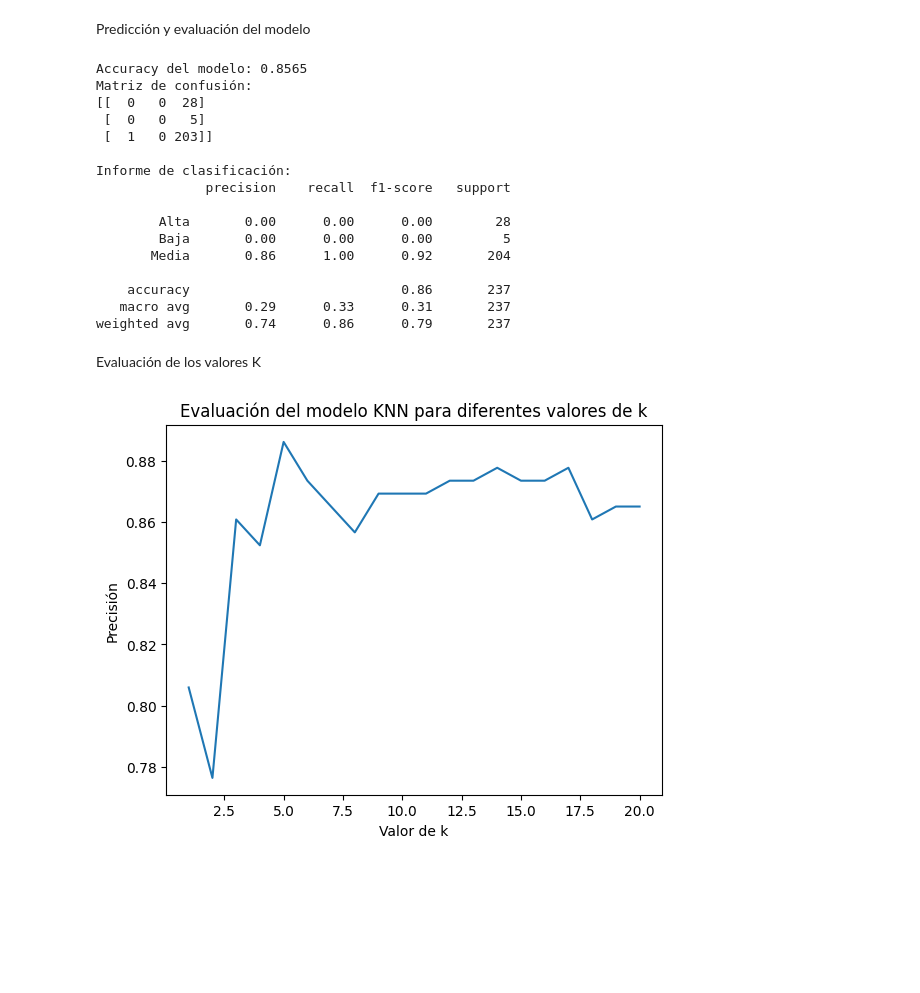
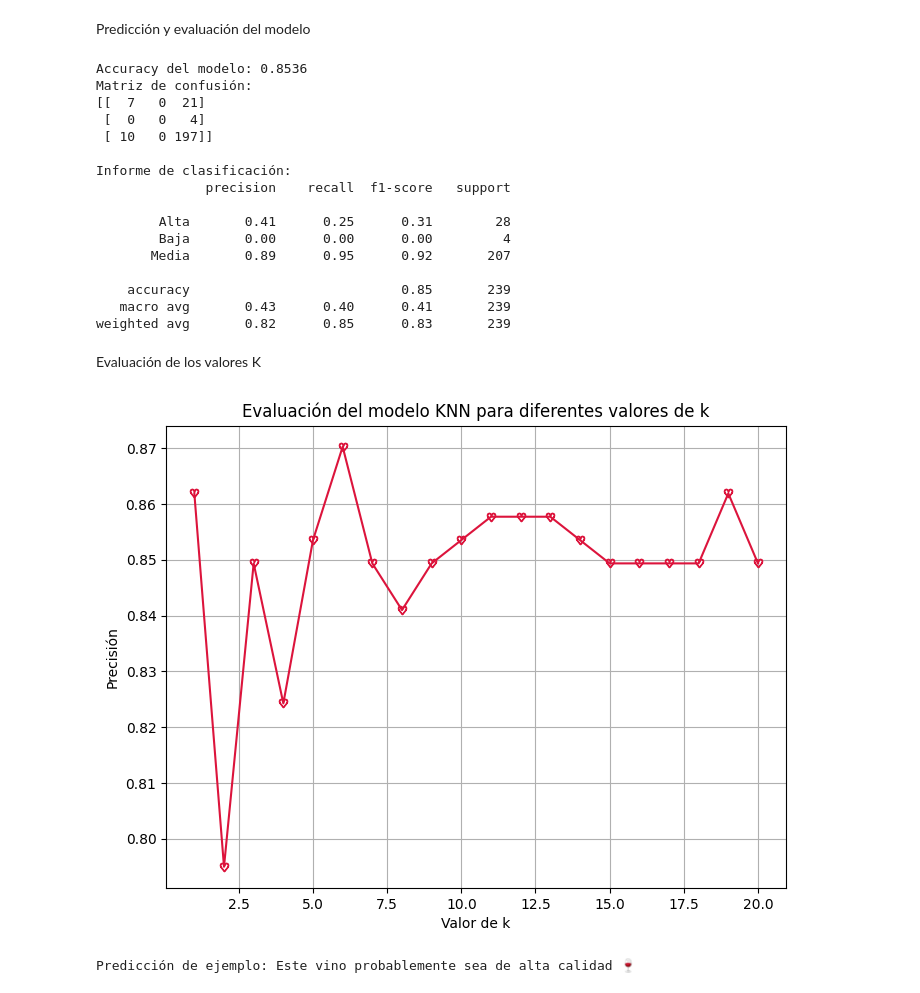
Before and after one commit to 4GeeksAcademy/MariaMiura1_k-nearest-neighbors, a Jupyter notebook: src/explore.ipynb, the cells around one changed output. Cells and saved outputs as stored; diff of their text form; code cells hidden in the pictures; blank space fills up the shorter version.

```diff
--- a/src/explore.ipynb
+++ b/src/explore.ipynb
@@ -209,6 +209,9 @@ Transformación logarítmica de variables.
 df['residual_sugar'] = np.log1p(df['residual sugar'])
 df['chlorides'] = np.log1p(df['chlorides'])
 df['density'] = np.log1p(df['density'])
+df.drop(columns=['residual sugar'], inplace=True, errors='ignore')
+
+X = df.drop('quality', axis=1)
 # %% [markdown]
 Detección y eliminación de outliers por el rango intercuartílico
 # %%
@@ -261,37 +264,41 @@ print(confusion_matrix(y_test, y_pred))
 print("\nInforme de clasificación:")
 print(classification_report(y_test, y_pred))
 # %% [output]
-Accuracy del modelo: 0.8565
+Accuracy del modelo: 0.8536
 Matriz de confusión:
-[[  0   0  28]
- [  0   0   5]
- [  1   0 203]]
+[[  7   0  21]
+ [  0   0   4]
+ [ 10   0 197]]
 
 Informe de clasificación:
               precision    recall  f1-score   support
 
-        Alta       0.00      0.00      0.00        28
-        Baja       0.00      0.00      0.00         5
-       Media       0.86      1.00      0.92       204
+        Alta       0.41      0.25      0.31        28
+        Baja       0.00      0.00      0.00         4
+       Media       0.89      0.95      0.92       207
 
-    accuracy                           0.86       237
-   macro avg       0.29      0.33      0.31       237
-weighted avg       0.74      0.86      0.79       237
+    accuracy                           0.85       239
+   macro avg       0.43      0.40      0.41       239
+weighted avg       0.82      0.85      0.83       239
 # %% [markdown]
 Evaluación de los valores K
 # %%
 k_values = range(1, 21)
 accuracies = []
+
 for k in k_values:
     knn = KNeighborsClassifier(n_neighbors=k)
     knn.fit(X_train, y_train)
     y_pred = knn.predict(X_test)
-    accuracies.append(accuracy_score(y_test, y_pred))
+    acc = accuracy_score(y_test, y_pred)
+    accuracies.append(acc)
 
-plt.plot(k_values, accuracies)
+plt.figure(figsize=(8, 6))
+plt.plot(k_values, accuracies, marker='$♡$', linestyle='-', color='crimson')
+plt.title('Evaluación del modelo KNN para diferentes valores de k')
 plt.xlabel('Valor de k')
 plt.ylabel('Precisión')
-plt.title('Evaluación del modelo KNN para diferentes valores de k')
+plt.grid(True)
 plt.show()
 # %% [output]
-[figure, old version]
+[figure, new version]
@@ -297,0 +315,6 @@ plt.show()
+# %%
+resultado = predict_wine_quality([7.4, 0.7, 0.0, 1.9, 0.076,
+                                  11.0, 34.0, 0.9978, 3.51, 0.56, 9.4])
+print("\nPredicción de ejemplo:", resultado)
+# %% [output]
+Predicción de ejemplo: Este vino probablemente sea de alta calidad 🍷
```
Also changed, not shown: parts of 1 cell of this notebook.
